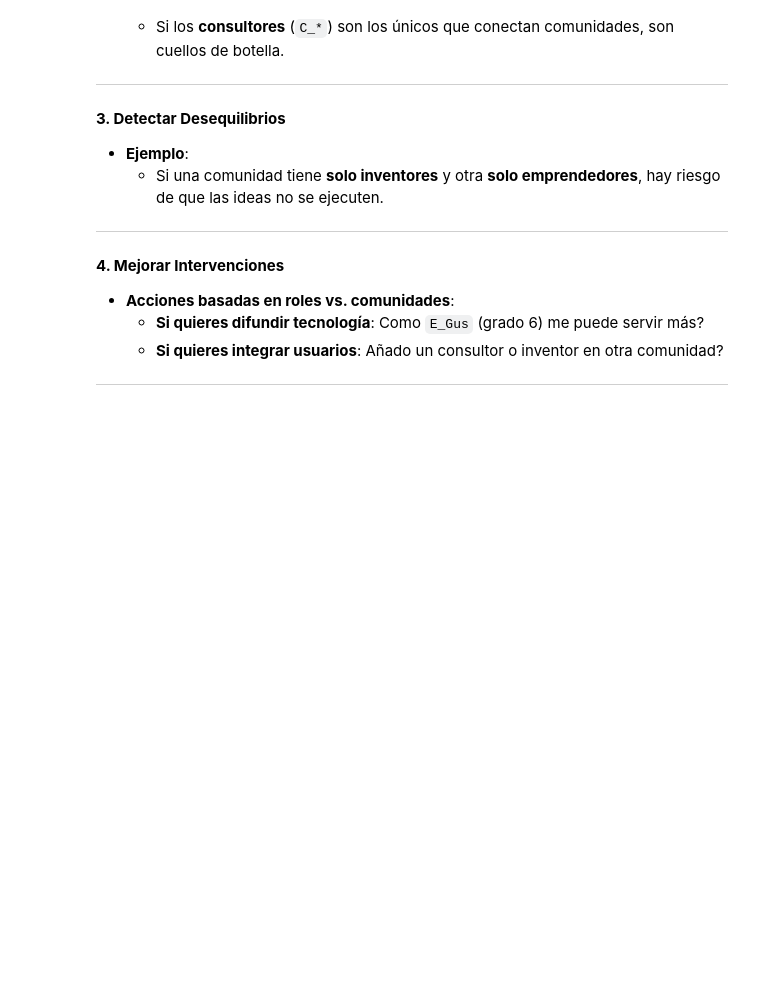
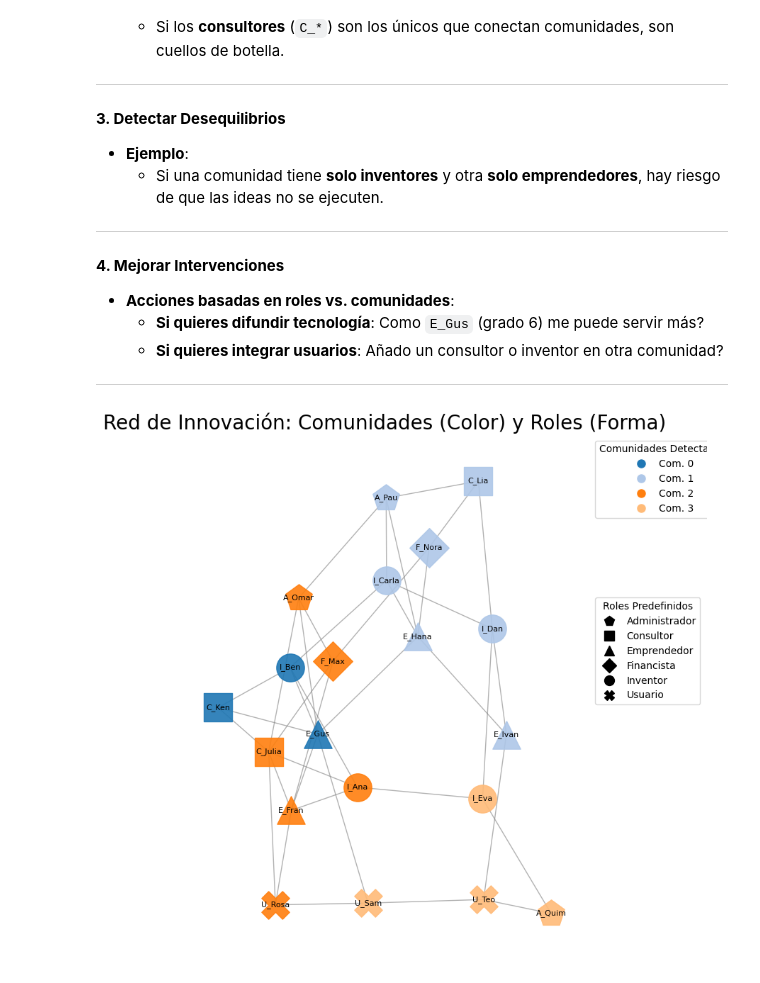
Before and after one commit to MAGALLANESJoseManuel/MGPIT_Pol748_Redes_5, a Jupyter notebook: Sesion5_online.ipynb, the cells around one changed output. Drawn from its saved outputs; the diff is of its cells as text; code cells hidden in the pictures; blank space fills up the shorter version.

```diff
--- a/Sesion5_online.ipynb
+++ b/Sesion5_online.ipynb
@@ -222,7 +222,7 @@ nx.draw_networkx_labels(innovation_network, pos, labels, font_size=9, font_color
 
 # Añadir leyenda de roles (para entender los colores)
 legend_handles = []
-for role, color in node_colors.items():
+for role, color in colorsForRoles.items():
     legend_handles.append(plt.Line2D([0], [0], marker='o', color='w', label=role,
                                      markerfacecolor=color, markersize=10))
 plt.legend(handles=legend_handles, title="Roles", bbox_to_anchor=(1.05, 1), loc='upper left')
@@ -549,8 +552,6 @@ print(summary_community_table.to_string())
   - **Si quieres integrar usuarios**: Añado un consultor o inventor en otra comunidad?
 ---
 # %%
-print("\n--- Visualización de la Red: Comunidades (Color) y Roles (Forma) ---")
-
 plt.figure(figsize=(8, 8))
 pos = nx.spring_layout(innovation_network, seed=50) # Mantiene la posición consistente para comparación
 
@@ -585,32 +586,34 @@ for node in innovation_network.nodes():
 nx.draw_networkx_edges(innovation_network, pos, edge_color='gray', alpha=0.6)
 nx.draw_networkx_labels(innovation_network, pos, {node: node for node in innovation_network.nodes()},
                        font_size=8, font_color='black')
 
-plt.title(f"Red de Innovación: Comunidades (Color) y Roles (Forma) - {num_communities} Comunidades", size=20)
+plt.title("Red de Innovación: Comunidades (Color) y Roles (Forma)", size=20)
 
 # Crear leyendas para Comunidades y Roles
 legend_handles_communities = [
-    plt.Line2D([0], [0], marker='o', color='w', label=f'Comunidad {comm_id}',
+    plt.Line2D([0], [0], marker='o', color='w', label=f'Com. {comm_id}',
                markerfacecolor=community_colors_map(comm_id % 20), markersize=10)
     for comm_id in sorted(list(set(innovaLouvain_attr.values())))
 ]
 
 legend_handles_roles = [
     plt.Line2D([0], [0], marker=role_shapes_map.get(role_name, 'o'), color='w', label=role_name,
                markerfacecolor='black', markeredgecolor='black', markersize=10)
     for role_name in all_roles
 ]
 
 # Añadir ambas leyendas
 first_legend = plt.legend(handles=legend_handles_communities, title="Comunidades Detectadas",
                           loc='upper left', bbox_to_anchor=(1.01, 1))
 
 ax = plt.gca()
 ax.add_artist(first_legend)
 
 plt.legend(handles=legend_handles_roles, title="Roles Predefinidos",
            loc='upper left', bbox_to_anchor=(1.01, 0.7)) # Ajusta 0.7 si se solapa
 
 plt.axis('off')
 plt.tight_layout(rect=[0, 0, 0.95, 1])
 plt.show()
+# %% [output]
+[figure, added]
```
Also changed, not shown: parts of 13 cells of this notebook, 1 other file.
